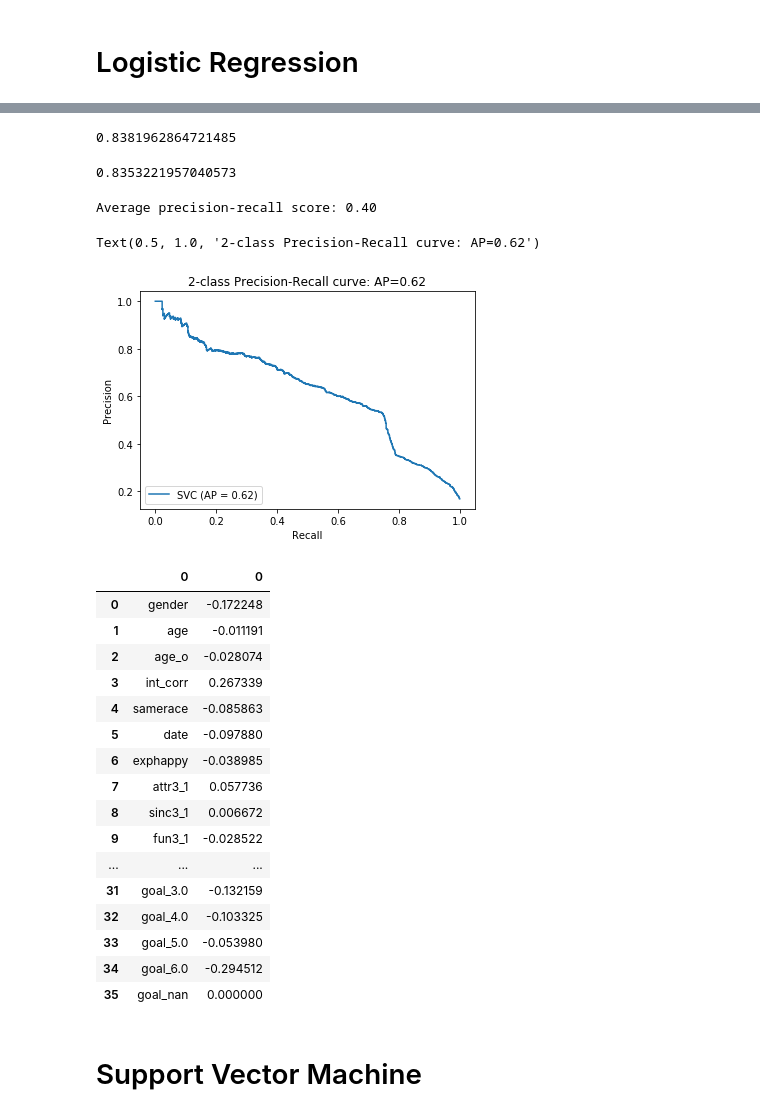
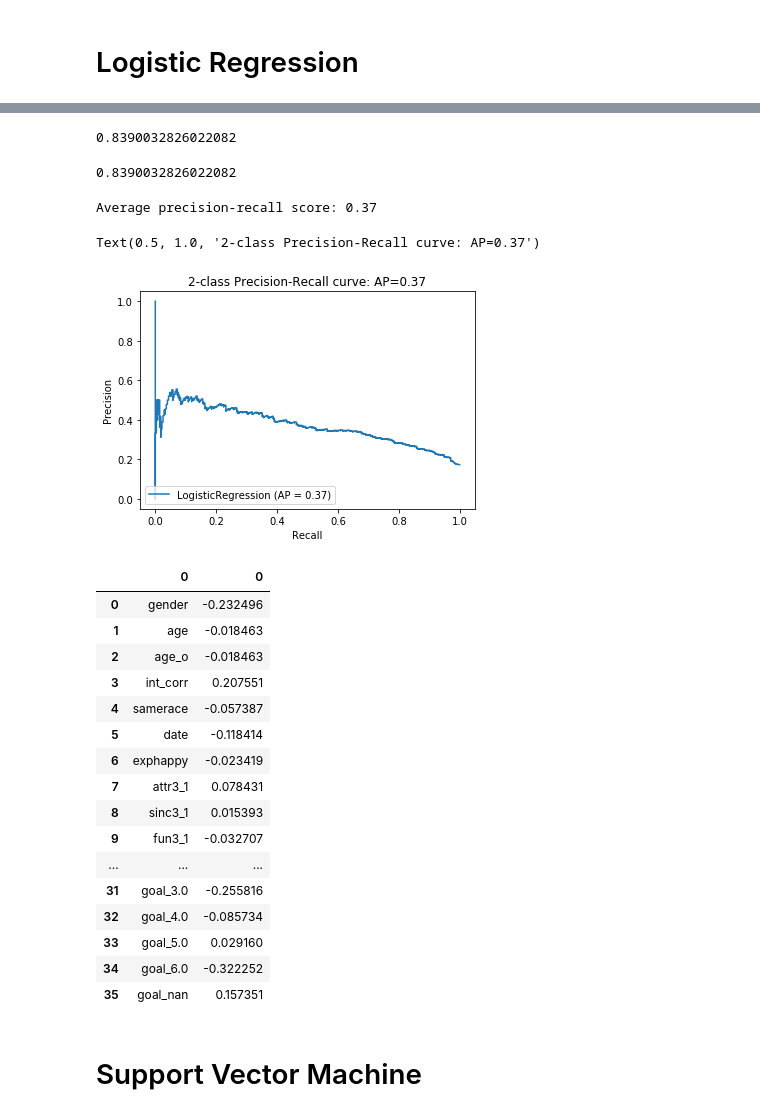
Before and after one commit to eyl1532/speed-dating-analysis, a Jupyter notebook: logistic_regression.ipynb, the cells around one changed output, grey strips where cells are left out. Saved outputs shown, nothing was run; the diff lists cells and outputs as text; code cells hidden in the pictures.

```diff
--- a/logistic_regression.ipynb
+++ b/logistic_regression.ipynb
@@ -51,12 +58,12 @@ gscv.score(X_train, y_train)
 # %%
-lr = LogisticRegression(max_iter=3000, penalty='l1', solver='liblinear')
+lr = LogisticRegression(max_iter=3000, penalty='l2', solver='sag')
 lr.fit(X_train,y_train).score(X_train, y_train)
 # %% [output]
-0.8381962864721485
+0.8390032826022082
 # %%
-accuracy_score(y_test, lr.predict(X_test))
+accuracy_score(y_train, lr.predict(X_train))
 # %% [output]
-0.8353221957040573
+0.8390032826022082
 # %%
 y_score = lr.decision_function(X_test)
 average_precision = average_precision_score(y_test, y_score)
@@ -64,38 +71,34 @@ average_precision = average_precision_score(y_test, y_score)
 print('Average precision-recall score: {0:0.2f}'.format(
       average_precision))
 # %% [output]
-Average precision-recall score: 0.40
+Average precision-recall score: 0.37
 # %%
-from sklearn.metrics import precision_recall_curve
-from sklearn.metrics import plot_precision_recall_curve
-import matplotlib.pyplot as plt
-
-disp = plot_precision_recall_curve(lr, X_train, y_train)
+disp = plot_precision_recall_curve(lr, X_test, y_test)
 disp.ax_.set_title('2-class Precision-Recall curve: '
                    'AP={0:0.2f}'.format(average_precision))
 # %% [output]
-Text(0.5, 1.0, '2-class Precision-Recall curve: AP=0.62')
+Text(0.5, 1.0, '2-class Precision-Recall curve: AP=0.37')
-[figure, old version]
+[figure, new version]
 # %%
 coefficients = pd.concat([pd.DataFrame(X_train.columns),pd.DataFrame(np.transpose(lr.coef_))], axis = 1)
 coefficients
 # %% [output]
 |  | 0 | 0 |
-| 0 | gender | -0.172248 |
-| 1 | age | -0.011191 |
-| 2 | age_o | -0.028074 |
-| 3 | int_corr | 0.267339 |
-| 4 | samerace | -0.085863 |
-| 5 | date | -0.097880 |
-| 6 | exphappy | -0.038985 |
-| 7 | attr3_1 | 0.057736 |
-| 8 | sinc3_1 | 0.006672 |
-| 9 | fun3_1 | -0.028522 |
+| 0 | gender | -0.232496 |
+| 1 | age | -0.018463 |
+| 2 | age_o | -0.018463 |
+| 3 | int_corr | 0.207551 |
+| 4 | samerace | -0.057387 |
+| 5 | date | -0.118414 |
+| 6 | exphappy | -0.023419 |
+| 7 | attr3_1 | 0.078431 |
+| 8 | sinc3_1 | 0.015393 |
+| 9 | fun3_1 | -0.032707 |
 | ... | ... | ... |
-| 31 | goal_3.0 | -0.132159 |
-| 32 | goal_4.0 | -0.103325 |
-| 33 | goal_5.0 | -0.053980 |
-| 34 | goal_6.0 | -0.294512 |
-| 35 | goal_nan | 0.000000 |
+| 31 | goal_3.0 | -0.255816 |
+| 32 | goal_4.0 | -0.085734 |
+| 33 | goal_5.0 | 0.029160 |
+| 34 | goal_6.0 | -0.322252 |
+| 35 | goal_nan | 0.157351 |
 # %% [markdown]
 # Support Vector Machine
```
Also changed, not shown: parts of 39 cells of this notebook, 2 other files.
